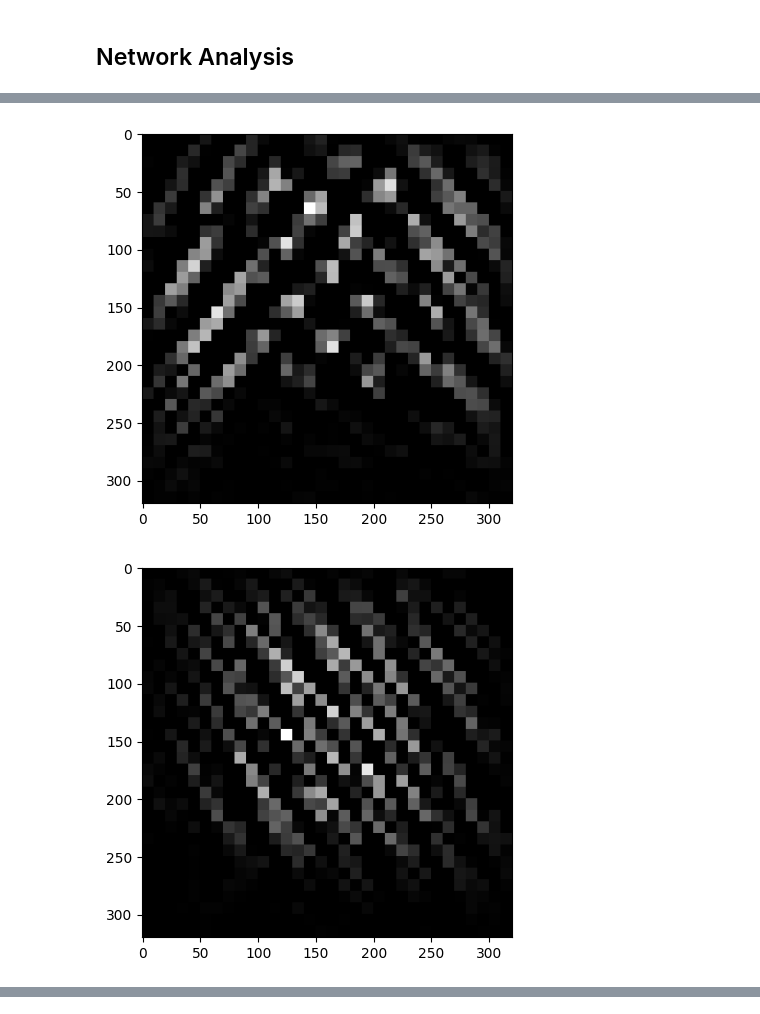
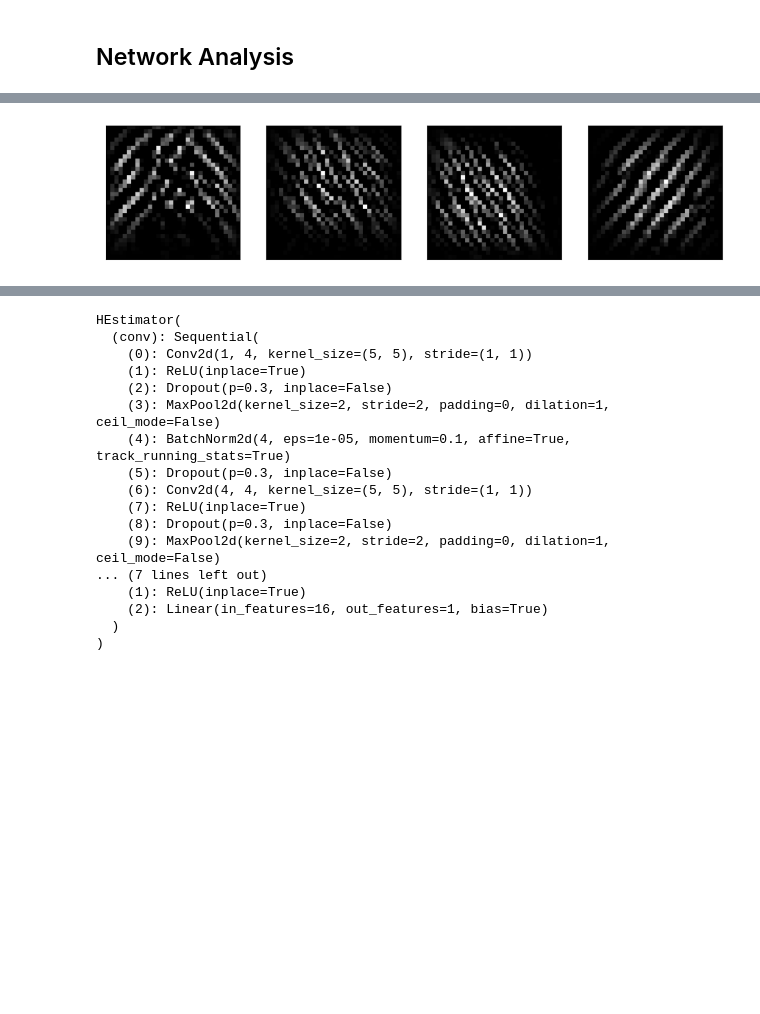
Before and after one commit to matgrand/bfmc_2022, a Jupyter notebook: thesis_images.ipynb, the cells around one changed output, grey strips where cells are left out. Drawn from its saved outputs; the diff is of its cells as text; code cells hidden in the pictures; blank space fills up the shorter version.

```diff
--- a/thesis_images.ipynb
+++ b/thesis_images.ipynb
@@ -336,6 +365,8 @@ LAYER = net.conv[LAYER_NUM] #net.conv[0,6,11], net.lin[0]
 NEURONS = 4
 EPOCHS = 500
 LR = 5
+
+fig, ax = plt.subplots(NEURONS//4, 4, figsize=(12, 3*NEURONS//4))
 
 net_name = 'tmp_bk/models/tr_ds_sn12_he60_canny100_200_blur3_noise80_keep70_size32_length10000_archa_bs65536_lr3000_ep100_L11_L210000_wd90_dr30.pt'
 # net_name = 'tmp_bk/models/base_a_32.pt'
@@ -364,7 +395,7 @@ for neuron in range(NEURONS):
     def hook_function(module, grad_in, grad_out):
         global conv_output, neuron
         conv_output = grad_out[0, neuron]
-    LAYER.register_forward_hook(hook_function)
+    hook = LAYER.register_forward_hook(hook_function)
 
 
     img = np.uint8(np.random.uniform(0, 1, (1,1,32,32))*255)
@@ -383,34 +414,42 @@ for neuron in range(NEURONS):
         optimizer2.zero_grad()
         x = var
         for index, layer in enumerate(net.conv):
             x = layer(x)
             if index == LAYER_NUM:
                 break
 
         # conv_output is updated in hook_function
         loss = -torch.mean(conv_output)
         loss.backward()
         if i < 0.9*EPOCHS:
             optimizer1.step()
         else:
             optimizer2.step()
 
         if i % 10 == 0:
             img_to_show = get_img(var)
             cv.imshow('image', img_to_show)
             key = cv.waitKey(1)
             if key == 27:
                 please_break = True
                 break
 
+    #remove hook
+    hook.remove()
+
     if please_break:
         break
 
 
     #plot image
-    plt.imshow(get_img(var), cmap='gray')
-    plt.show()
+    curr_ax = ax[neuron//4, neuron%4] if NEURONS > 4 else ax[neuron]
+    curr_ax.imshow(get_img(var), cmap='gray')
+    curr_ax.set_xticks([])
+    curr_ax.set_yticks([])
+    # curr_ax.set_title('Neuron {}'.format(neuron))
+
+
+plt.show()
 cv.destroyAllWindows()
 # %% [output]
-[figure, old version]
+[figure, new version]
-[figure, removed]
@@ -418,0 +456,20 @@ cv.destroyAllWindows()
+# %%
+print(net)
+# %% [output]
+HEstimator(
+  (conv): Sequential(
+    (0): Conv2d(1, 4, kernel_size=(5, 5), stride=(1, 1))
+    (1): ReLU(inplace=True)
+    (2): Dropout(p=0.3, inplace=False)
+    (3): MaxPool2d(kernel_size=2, stride=2, padding=0, dilation=1, ceil_mode=False)
+    (4): BatchNorm2d(4, eps=1e-05, momentum=0.1, affine=True, track_running_stats=True)
+    (5): Dropout(p=0.3, inplace=False)
+    (6): Conv2d(4, 4, kernel_size=(5, 5), stride=(1, 1))
+    (7): ReLU(inplace=True)
+    (8): Dropout(p=0.3, inplace=False)
+    (9): MaxPool2d(kernel_size=2, stride=2, padding=0, dilation=1, ceil_mode=False)
+... (7 lines left out)
+    (1): ReLU(inplace=True)
+    (2): Linear(in_features=16, out_features=1, bias=True)
+  )
+)
```
Also changed, not shown: parts of 7 cells of this notebook, 7 other files.
